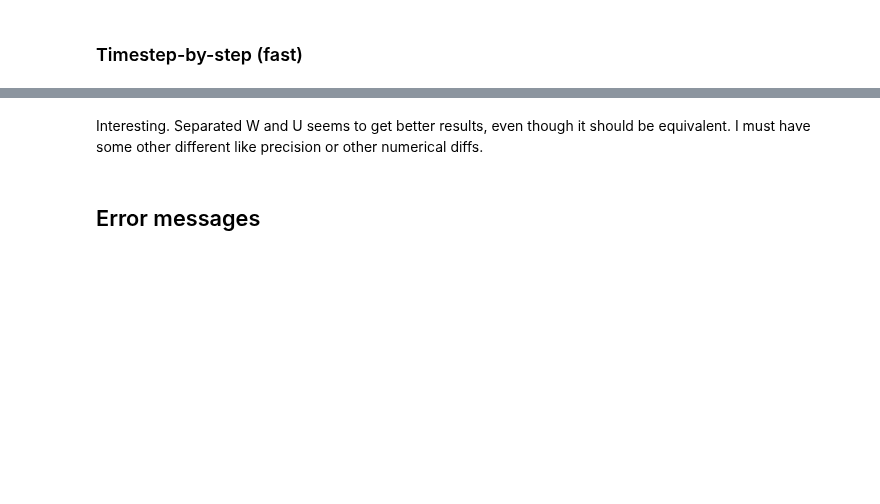
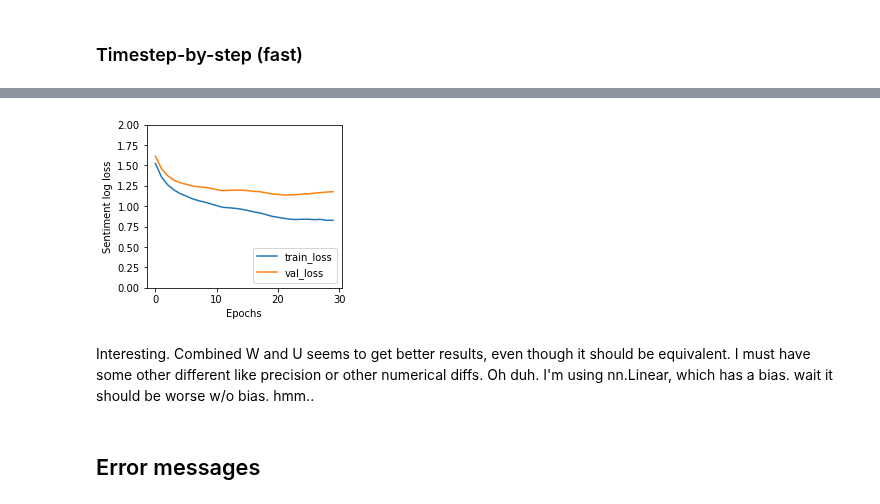
Before and after one commit to parrt/playdl, a Jupyter notebook: notebooks/RNN-lastname.ipynb, the cells around one changed output, grey strips where cells are left out. Cells and saved outputs as stored; diff of their text form; code cells hidden in the pictures; blank space fills up the shorter version.

```diff
--- a/notebooks/RNN-lastname.ipynb
+++ b/notebooks/RNN-lastname.ipynb
@@ -274,8 +274,8 @@ class LastNameRNN_slow(nn.Module):
         # Help avoid vanishing gradient. Start with identity, which has
         # effect of summing char vector embeddings
         self.W  = torch.eye(hidden_size, hidden_size).double() #randn(hidden_size, hidden_size, std=0.01).double()
-        self.U  = torch.eye(hidden_size, input_size).double()
-        self.V  = torch.eye(output_size, hidden_size).double()
+        self.U  = randn(hidden_size, input_size).double()
+        self.V  = randn(output_size, hidden_size).double()
         self.W  = nn.Parameter(self.W)
         self.U  = nn.Parameter(self.U)
         self.V  = nn.Parameter(self.V)
@@ -346,8 +351,10 @@ def ctrain(model:nn.Module, train_data:TensorDataset, valid_data:TensorDataset,
             optimizer.step()
 
         with torch.no_grad():
-            loss        = loss_fn(model(train_data.tensors[0]), train_data.tensors[1])
-            loss_valid  = loss_fn(model(valid_data.tensors[0]), valid_data.tensors[1])
+            o           = model(train_data.tensors[0])
+            loss        = loss_fn(o, train_data.tensors[1])
+            o           = model(valid_data.tensors[0])
+            loss_valid  = loss_fn(o, valid_data.tensors[1])
             y_prob = model(train_data.tensors[0])
             y_prob = F.softmax(y_prob, dim=1)
             y_pred = torch.argmax(y_prob, dim=1)
@@ -359,7 +366,7 @@ def ctrain(model:nn.Module, train_data:TensorDataset, valid_data:TensorDataset,
 
         history.append( (loss, loss_valid) )
         if ei % print_every == 0:
-            print(f"Epoch {ei:3d} loss {loss:7.4f}, {loss_valid:7.4f}   {metric.__class__.__name__} {metric_train:4.3f}, {metric_valid:4.3f}")
+            print(f"Epoch {ei:3d} loss {loss:7.4f}, {loss_valid:7.4f}   accur {metric_train:4.3f}, {metric_valid:4.3f}")
 
     history = torch.tensor(history)
     return model, history
@@ -460,8 +479,8 @@ class LastNameRNN_split(nn.Module):
         self.hidden_size = hidden_size
         self.output_size = output_size
         self.W  = torch.eye(hidden_size, hidden_size)
-        self.U  = torch.eye(hidden_size, input_size)
-        self.V  = torch.eye(output_size, hidden_size)
+        self.U  = randn(hidden_size, input_size)
+        self.V  = randn(output_size, hidden_size)
         self.W  = nn.Parameter(self.W)
         self.U  = nn.Parameter(self.U)
         self.V  = nn.Parameter(self.V)
@@ -494,7 +513,7 @@ class LastNameRNN_split(nn.Module):
 rnn = LastNameRNN_split(input_size=len(V),
                       hidden_size=50,
                       output_size=len(y_cats)).to(device)
-subset=10_000
+subset=5_000
 train = TensorDataset(X_train_onehot[:subset].to(device), torch.tensor(y_train[:subset].values).long().to(device))
 valid = TensorDataset(X_valid_onehot[:subset].to(device), torch.tensor(y_valid[:subset]).long().to(device))
 model, history = ctrain(rnn, train, valid,
@@ -508,3 +527,4 @@ model, history = ctrain(rnn, train, valid,
                         print_every=1)
 
 plot_history(history, yrange=(0,2))
+# %% [output]
@@ -511,5 +548,6 @@ plot_history(history, yrange=(0,2))
+[figure, added]
 # %% [markdown]
-Interesting.  Separated W and U seems to get better results, even though it should be equivalent. I must have some other different like precision or other numerical diffs.
+Interesting.  Combined W and U seems to get better results, even though it should be equivalent. I must have some other different like precision or other numerical diffs. Oh duh. I'm using nn.Linear, which has a bias. wait it should be worse w/o bias. hmm..
 # %% [markdown]
 ## Error messages
 # %% [markdown]
```
Also changed, not shown: parts of 9 cells of this notebook, 2 other files.
